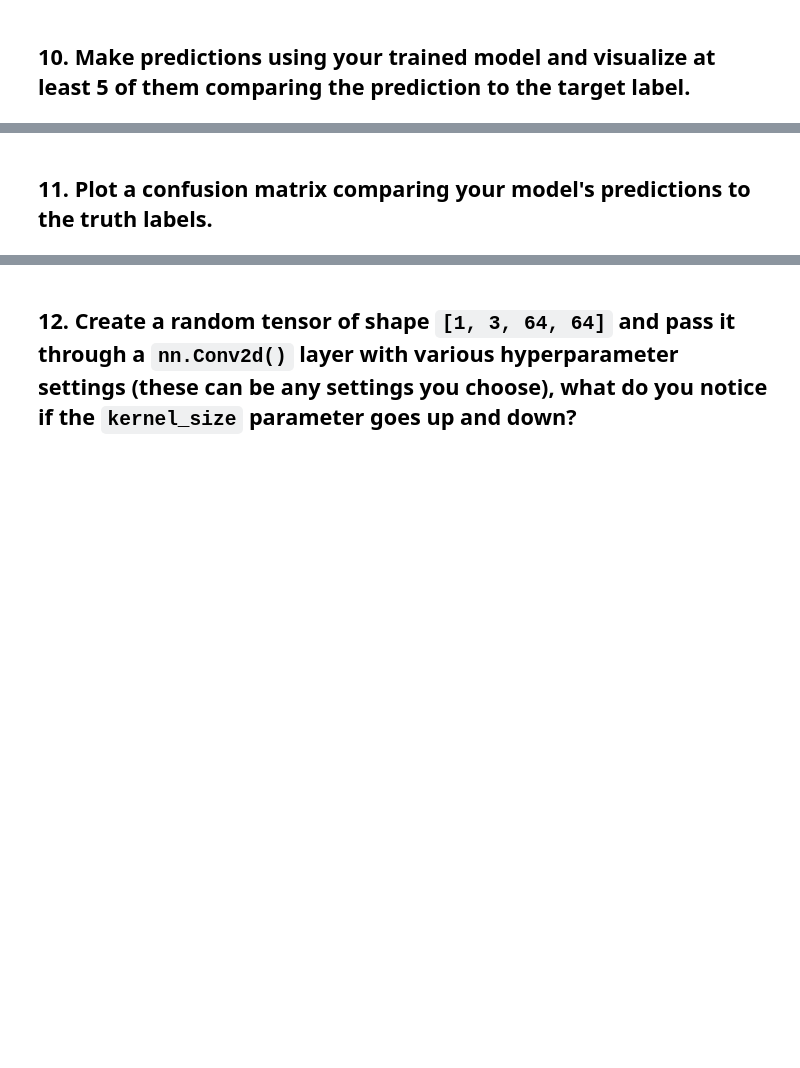
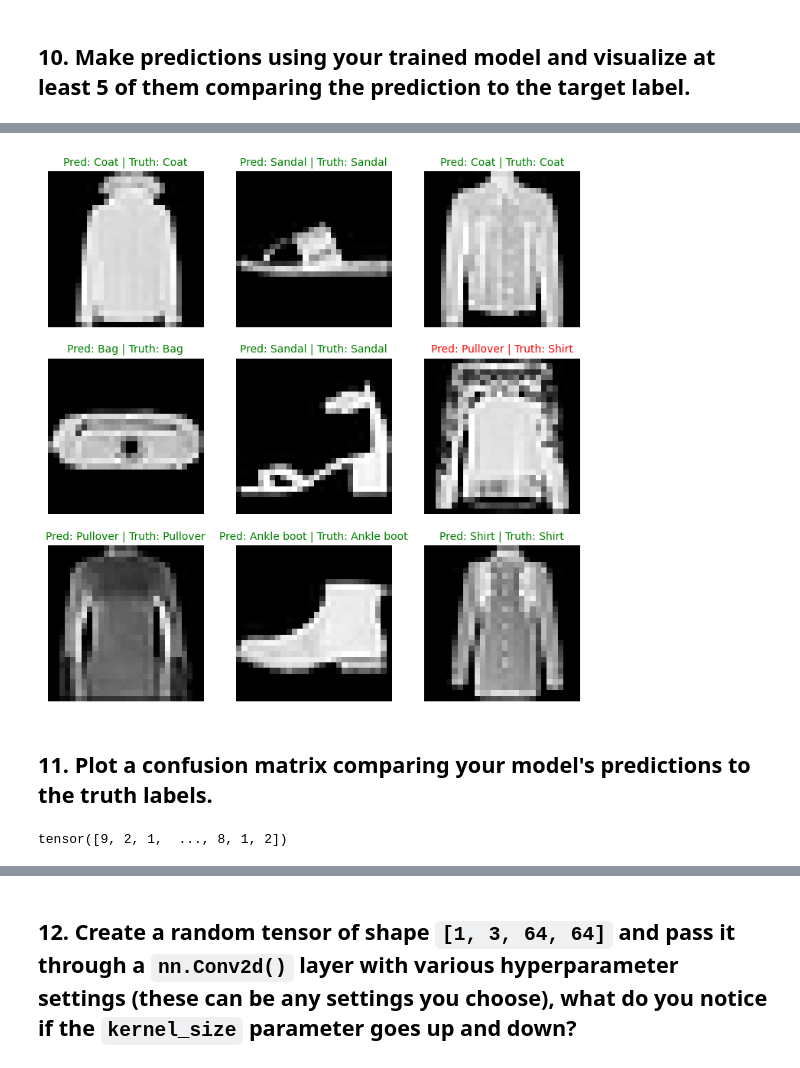
Before and after one commit to ggalindo11/Pytorch_Fundamentals, a Jupyter notebook: 03_Exercies.ipynb, the cells around one changed output, grey strips where cells are left out. Cells and saved outputs as stored; diff of their text form; code cells hidden in the pictures; blank space fills up the shorter version.

```diff
--- a/03_Exercies.ipynb
+++ b/03_Exercies.ipynb
@@ -204,6 +205,7 @@ def train_loop(model: torch.nn.Module,
                accuracy,
                device: torch.device = device):
     ### Training mode
+
     model.train()
 
     # Initalize loss & accuracy
@@ -215,6 +217,7 @@ def train_loop(model: torch.nn.Module,
         # Put data on target device
         X = X.to(device)
         y = y.to(device)
+        model.to(device)
 
         # Forward pass
         y_logits = model(X) # logits
@@ -224,7 +227,7 @@ def train_loop(model: torch.nn.Module,
         loss = loss_fn(y_logits, y)
         train_loss += loss
 
-        train_acc += accuracy(y_probs, y)
+        train_acc += accuracy(y_probs, y)*100
 
         # Optimizer zero grad
         optimizer.zero_grad()
@@ -259,6 +262,7 @@ def test_loop(model: torch.nn.Module,
             # Put data on target device
             X = X.to(device)
             y = y.to(device)
+            model.to(device)
 
             # Forward pass
             y_logits = model(X)
@@ -268,7 +272,7 @@ def test_loop(model: torch.nn.Module,
             loss = loss_fn(y_logits, y)
             test_loss += loss
 
-            test_acc += accuracy(y_probs, y)
+            test_acc += accuracy(y_probs, y)*100
 
         # Evaluate the loss & accuracy
         test_loss /= len(data_loader)
@@ -298,2 +436,62 @@ for epoch in tqdm(range(epochs)):
+# %%
+# Plot predictions
+
+fig = plt.figure(figsize=(9, 9))
+rows = 3
+cols = 3
+
+for i, sample in enumerate(test_samples):
+    # Create subplot 3x3 starting from index 1
+    plt.subplot(rows, cols, i+1)
+
+    # plot the image
+    plt.imshow(sample.squeeze(), cmap="grey")
+
+    # find pred label for the image (e.g "Sandal")
+    pred_label = class_names[prediction_labels[i]]
+
+    # get the true label
+    true_label = class_names[test_labels[i]]
+
+    # create the title
+    title_text = f"Pred: {pred_label} | Truth: {true_label}"
+
+    if pred_label == true_label:
+        plt.title(title_text, fontsize=10, c="g")
+    else:
+        plt.title(title_text, fontsize=10, c="r")
+
+    plt.axis("off")
+# %% [output]
+[figure, added]
 # %% [markdown]
 ## 11. Plot a confusion matrix comparing your model's predictions to the truth labels.
+# %%
+from torchmetrics import ConfusionMatrix
+from mlxtend.plotting import plot_confusion_matrix
+from tqdm.auto import tqdm
+
+# make preds with trained model
+y_preds = []
+
+model_VGG.eval()
+with torch.inference_mode():
+    for X, y in tqdm(test_dataloader, desc="Making predictions..."):
+        # Send data to target device
+        X = X.to(device)
+        y = y.to(device)
+
+        # Forward pass
+        y_logits = model_VGG(X)
+
+        # logits -> probs
+        y_probs = torch.softmax(y_logits.squeeze(), dim=0).argmax(dim=1)
+
+        # Put on CPU for eval
+        y_preds.append(y_probs.cpu())
+
+# concat list of preds into tensor
+y_preds_tensor = torch.cat(y_preds)
+y_preds_tensor
+# %% [output]
+tensor([9, 2, 1,  ..., 8, 1, 2])
```
Also changed, not shown: parts of 13 cells of this notebook, 1 other file.
